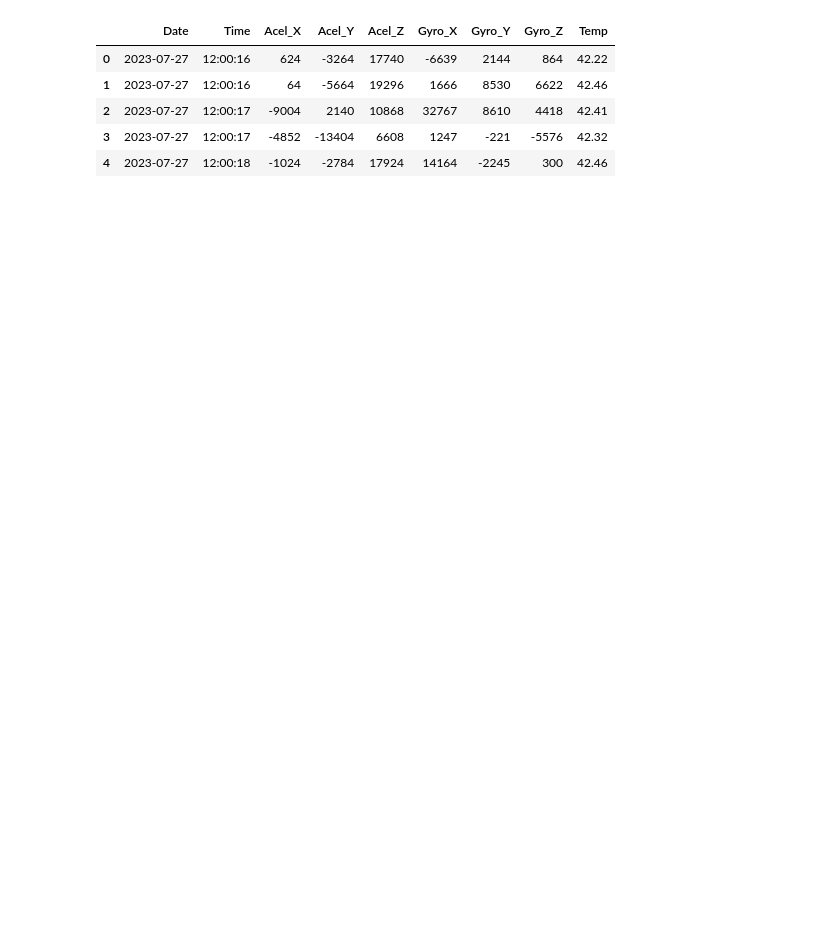
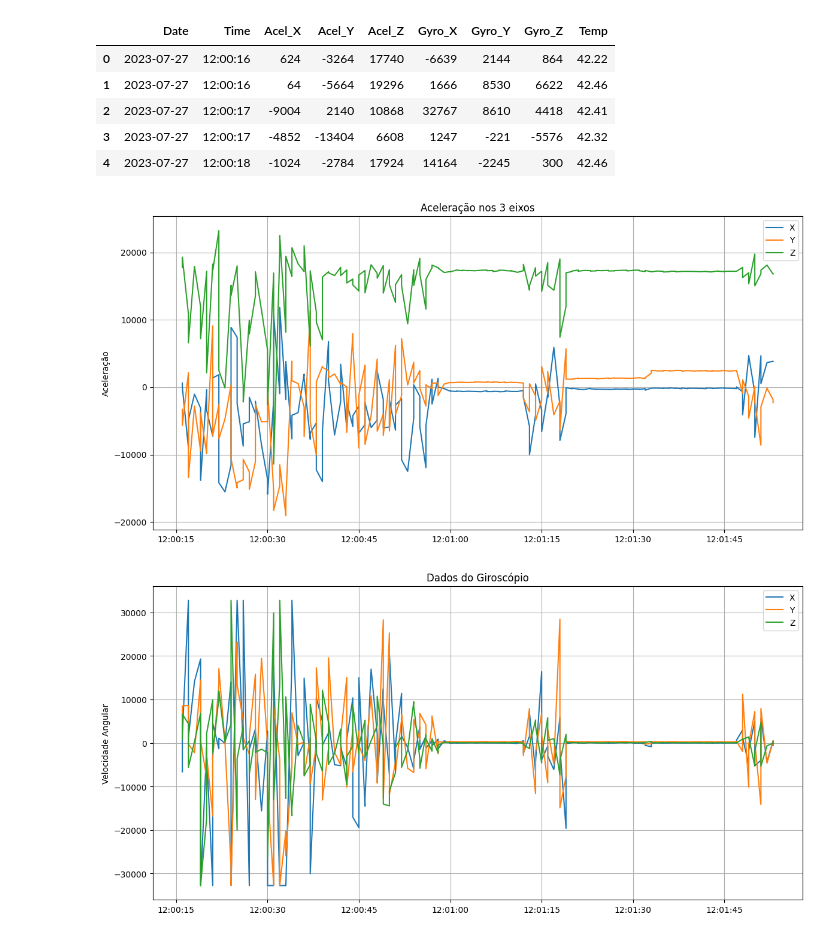
Before and after one commit to matheusssilva991/tarefa12_datalogger_embarcatech, a Jupyter notebook: eda/main.ipynb, the cells around one changed output. Cells and saved outputs as stored; diff of their text form; code cells hidden in the pictures; blank space fills up the shorter version.

```diff
--- a/eda/main.ipynb
+++ b/eda/main.ipynb
@@ -13,3 +13,34 @@ df.head()
 | 2 | 2023-07-27 | 12:00:17 | -9004 | 2140 | 10868 | 32767 | 8610 | 4418 | 42.41 |
 | 3 | 2023-07-27 | 12:00:17 | -4852 | -13404 | 6608 | 1247 | -221 | -5576 | 42.32 |
 | 4 | 2023-07-27 | 12:00:18 | -1024 | -2784 | 17924 | 14164 | -2245 | 300 | 42.46 |
+# %%
+# Preparação dos dados - criar coluna de timestamp
+df['Timestamp'] = pd.to_datetime(df['Date'] + ' ' + df['Time'])
+df = df.set_index('Timestamp')
+
+# Gráfico de aceleração nos 3 eixos
+plt.figure(figsize=(12, 6))
+plt.plot(df.index, df['Acel_X'], label='X')
+plt.plot(df.index, df['Acel_Y'], label='Y')
+plt.plot(df.index, df['Acel_Z'], label='Z')
+plt.title('Aceleração nos 3 eixos')
+plt.ylabel('Aceleração')
+plt.legend()
+plt.grid(True)
+plt.tight_layout()
+plt.show()
+
+# Gráfico separado para giroscópio
+plt.figure(figsize=(12, 6))
+plt.plot(df.index, df['Gyro_X'], label='X')
+plt.plot(df.index, df['Gyro_Y'], label='Y')
+plt.plot(df.index, df['Gyro_Z'], label='Z')
+plt.title('Dados do Giroscópio')
+plt.ylabel('Velocidade Angular')
+plt.legend()
+plt.grid(True)
+plt.tight_layout()
+plt.show()
+# %% [output]
+[figure, added]
+[figure, added]
```
Also changed, not shown: parts of 3 cells of this notebook.
